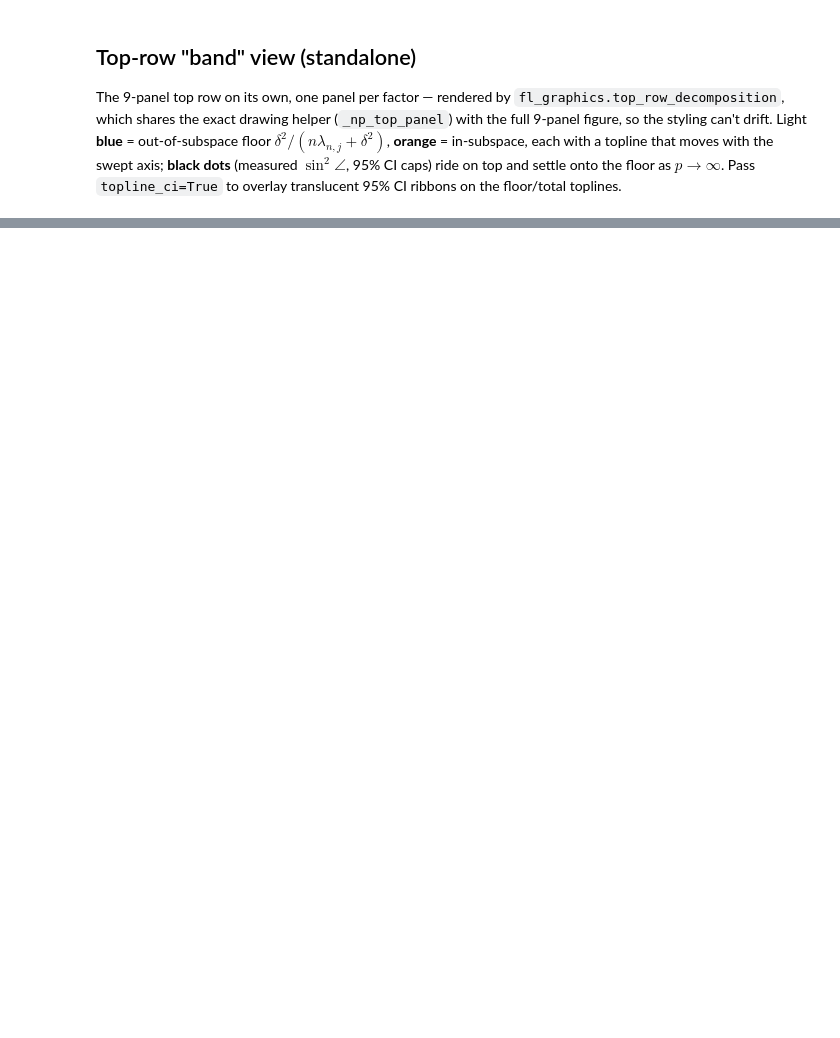
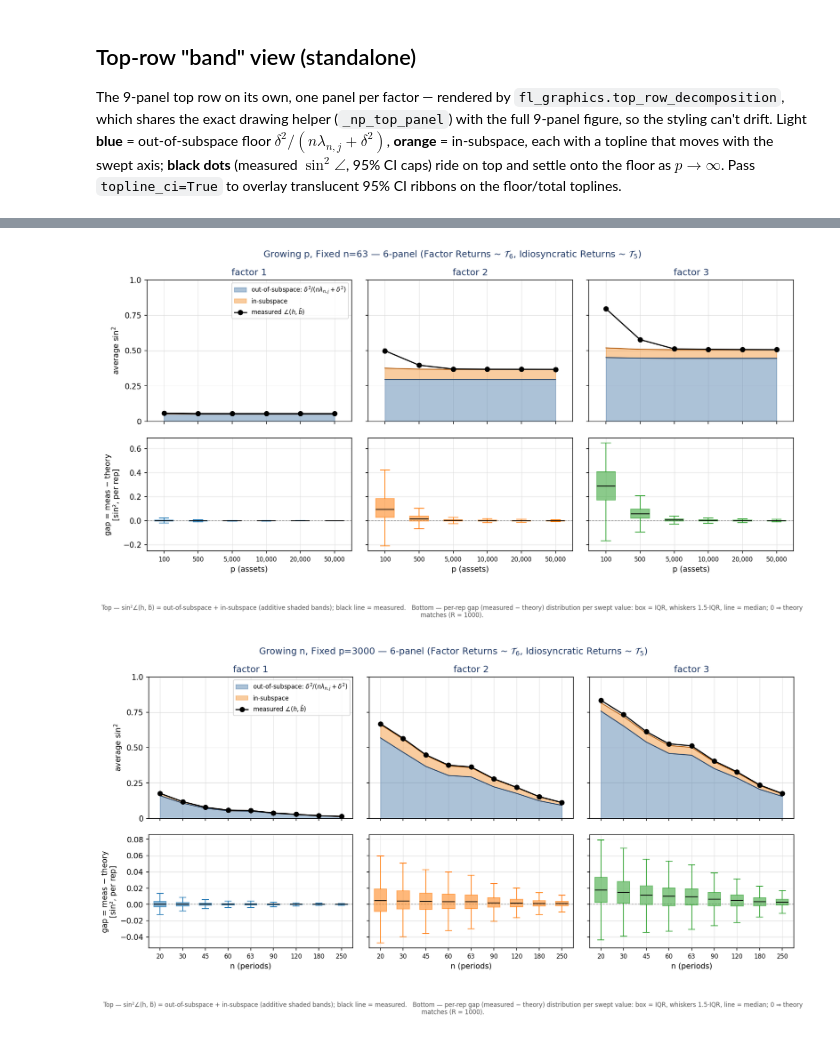
Before and after one commit to nlgac/factor_lab, a Jupyter notebook: ex-2_heavy_tail.ipynb, the cells around one changed output, grey strips where cells are left out. Cells and saved outputs as stored; diff of their text form; code cells hidden in the pictures; blank space fills up the shorter version.

```diff
--- a/ex-2_heavy_tail.ipynb
+++ b/ex-2_heavy_tail.ipynb
@@ -159 +176,21 @@ display(Image(filename=str(_strip_path_n)))
+# %%
+# Six-panel view: band top row + per-rep gap boxplots (2nd row). Reuses the already-computed
+# df_p / df_nt — no re-run. Pass topline_ci=True to add floor/total CI ribbons on the top row.
+_six_path_p = OUT_DIR / "ex2_six_growing_p.png"
+_six_path_n = OUT_DIR / "ex2_six_growing_n.png"
+fig_six_p, _ = six_panel_decomposition(
+    df_p, key="p", out_path=str(_six_path_p),
+    suptitle=rf"Growing p, Fixed n=63 — 6-panel (Factor Returns ~ {return_print}, "
+             rf"Idiosyncratic Returns ~ {idio_print})",
+)
+fig_six_n, _ = six_panel_decomposition(
+    df_nt, key="n", out_path=str(_six_path_n),
+    suptitle=rf"Growing n, Fixed p=3000 — 6-panel (Factor Returns ~ {return_print}, "
+             rf"Idiosyncratic Returns ~ {idio_print})",
+)
+display(Image(filename=str(_six_path_p)))
+display(Image(filename=str(_six_path_n)))
+# %% [output]
+[figure, added]
+[figure, added]
 # %%
```
Also changed, not shown: parts of 6 cells of this notebook.
